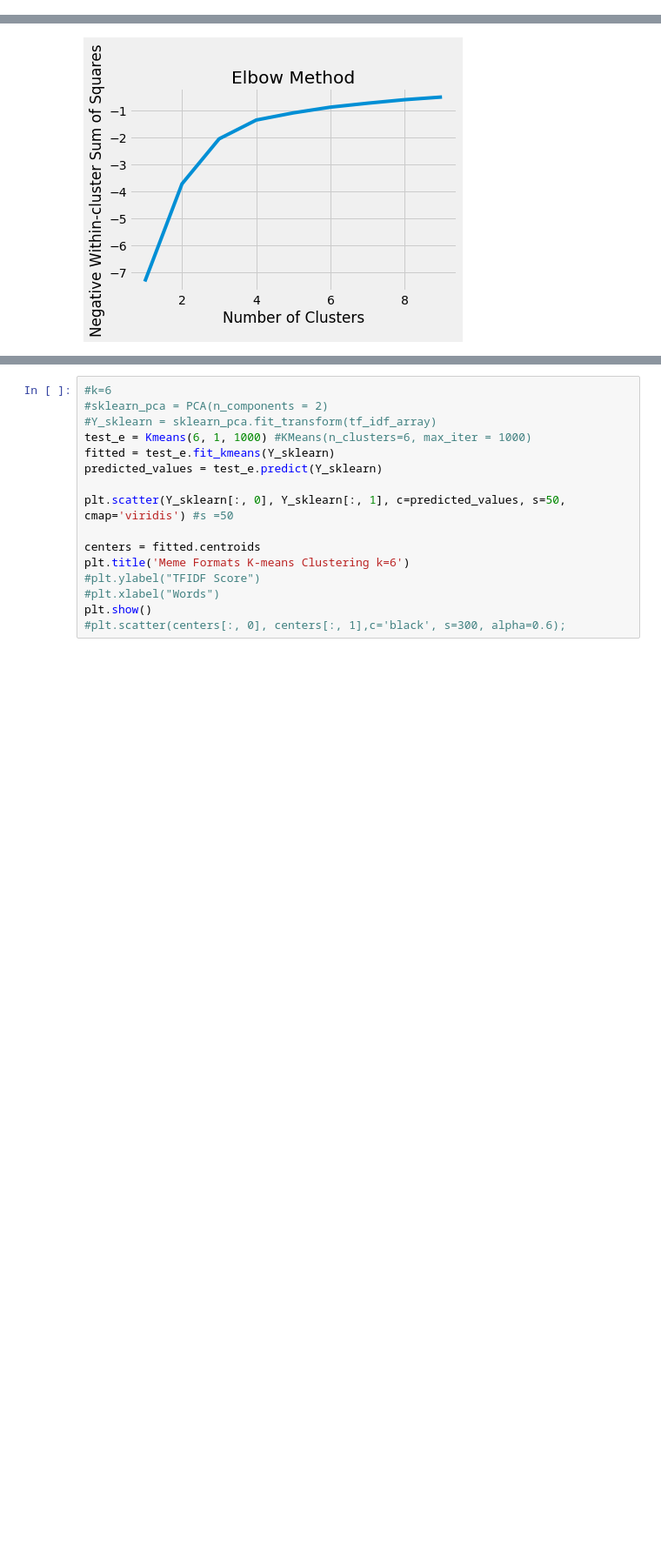
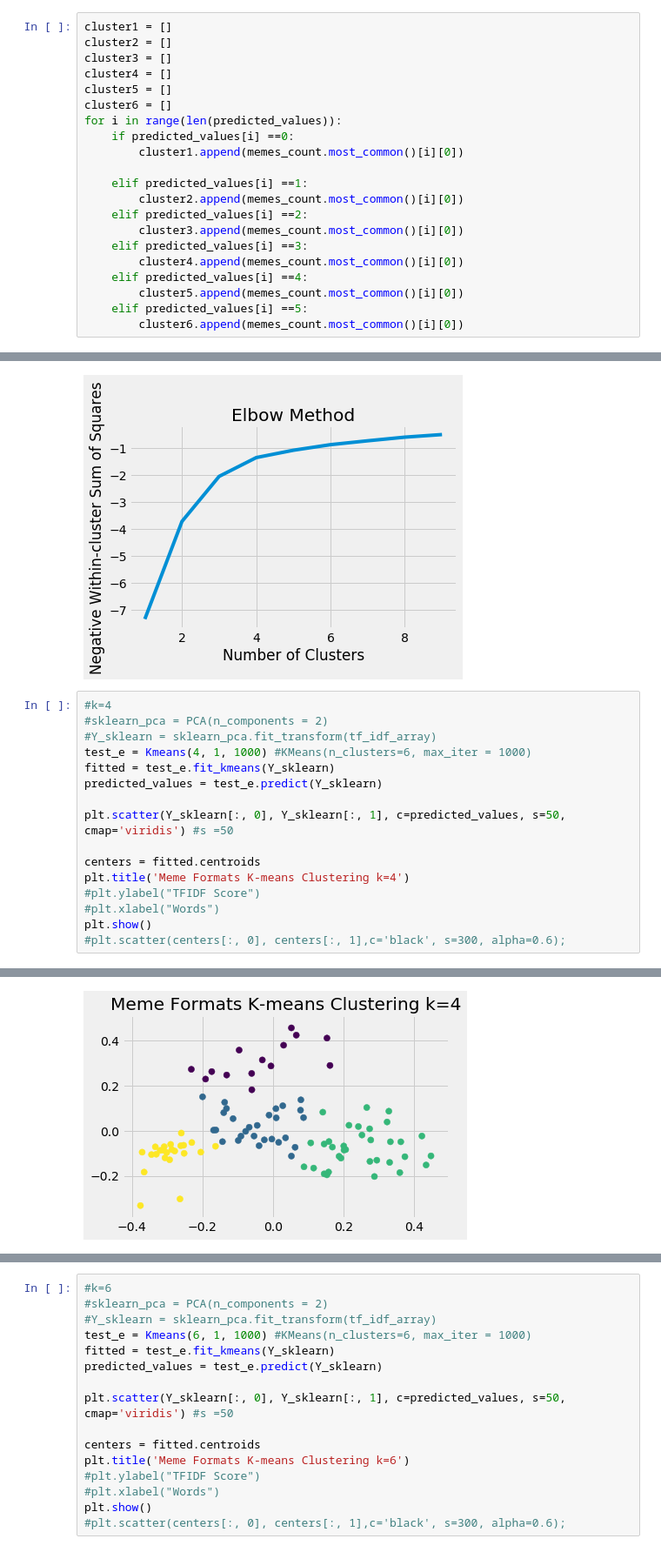
Before and after one commit to suneric98/ai-meme-generator, a Jupyter notebook: Meme Generator/format-classifier/meme_format_clustering.ipynb, the cells around one changed output, grey strips where cells are left out. Shown at 87% size. Cells and saved outputs as stored; diff of their text form; blank space fills up the shorter version.

```diff
--- a/Meme Generator/format-classifier/meme_format_clustering.ipynb
+++ b/Meme Generator/format-classifier/meme_format_clustering.ipynb
@@ -349,0 +621,21 @@ Silhouette_score:
+# %%
+cluster1 = []
+cluster2 = []
+cluster3 = []
+cluster4 = []
+cluster5 = []
+cluster6 = []
+for i in range(len(predicted_values)):
+    if predicted_values[i] ==0:
+        cluster1.append(memes_count.most_common()[i][0])
+
+    elif predicted_values[i] ==1:
+        cluster2.append(memes_count.most_common()[i][0])
+    elif predicted_values[i] ==2:
+        cluster3.append(memes_count.most_common()[i][0])
+    elif predicted_values[i] ==3:
+        cluster4.append(memes_count.most_common()[i][0])
+    elif predicted_values[i] ==4:
+        cluster5.append(memes_count.most_common()[i][0])
+    elif predicted_values[i] ==5:
+        cluster6.append(memes_count.most_common()[i][0])
@@ -527,3 +932,20 @@ plt.title('Elbow Method')
 plt.show()
 # %% [output]
 [figure]
+# %%
+#k=4
+#sklearn_pca = PCA(n_components = 2)
+#Y_sklearn = sklearn_pca.fit_transform(tf_idf_array)
+test_e = Kmeans(4, 1, 1000) #KMeans(n_clusters=6, max_iter = 1000)
+fitted = test_e.fit_kmeans(Y_sklearn)
+predicted_values = test_e.predict(Y_sklearn)
+
+plt.scatter(Y_sklearn[:, 0], Y_sklearn[:, 1], c=predicted_values, s=50, cmap='viridis') #s =50
+
+centers = fitted.centroids
+plt.title('Meme Formats K-means Clustering k=4')
+#plt.ylabel("TFIDF Score")
+#plt.xlabel("Words")
+plt.show()
+#plt.scatter(centers[:, 0], centers[:, 1],c='black', s=300, alpha=0.6);
+# %% [output]
@@ -529,0 +963 @@ plt.show()
+[figure, added]
```
Also changed, not shown: parts of 42 cells of this notebook.
